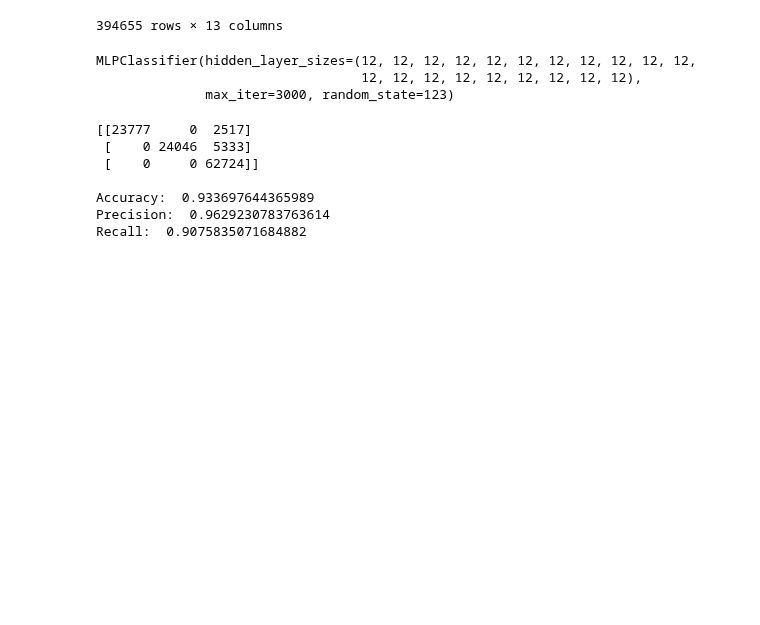
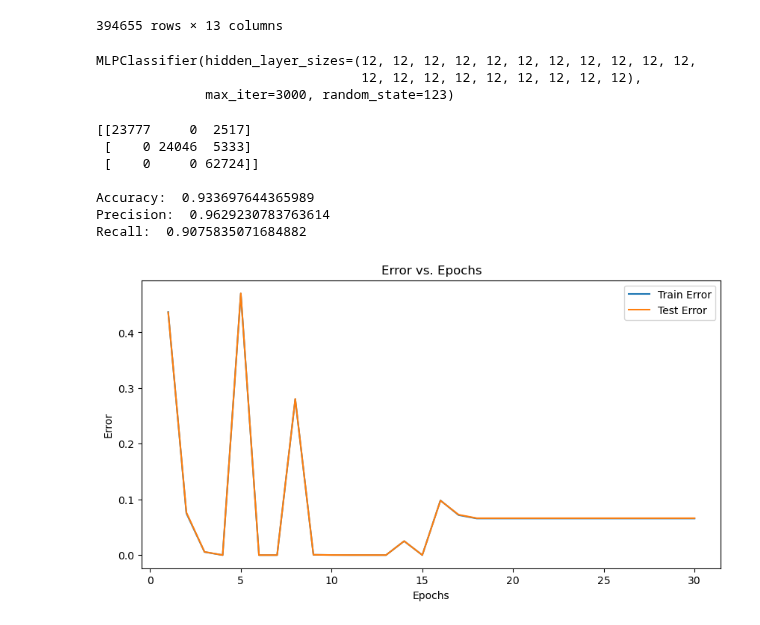
Before and after one commit to MGonza20/Proyecto1_MD, a Jupyter notebook: algo_pred.ipynb, the cells around one changed output. Drawn from its saved outputs; the diff is of its cells as text; code cells hidden in the pictures; blank space fills up the shorter version.

```diff
--- a/algo_pred.ipynb
+++ b/algo_pred.ipynb
@@ -332,0 +331,33 @@ Recall:  0.9075835071684882
+# %%
+import numpy as np
+from sklearn.metrics import accuracy_score
+from sklearn.neural_network import MLPClassifier
+import matplotlib.pyplot as plt
+
+epochs = range(1, 31)
+
+train_errors = []
+test_errors = []
+
+for epoch in epochs:
+    mlp = MLPClassifier(hidden_layer_sizes=(12,)*20, max_iter=epoch, activation='relu', random_state=123)
+    mlp.fit(X_train, y_train)
+
+    train_pred = mlp.predict(X_train)
+    train_accuracy = accuracy_score(y_train, train_pred)
+    train_errors.append(1 - train_accuracy)
+
+    test_pred = mlp.predict(X_test)
+    test_accuracy = accuracy_score(y_test, test_pred)
+    test_errors.append(1 - test_accuracy)
+
+plt.figure(figsize=(10, 5))
+plt.plot(epochs, train_errors, label='Train Error')
+plt.plot(epochs, test_errors, label='Test Error')
+plt.title('Error vs. Epochs')
+plt.xlabel('Epochs')
+plt.ylabel('Error')
+plt.legend()
+plt.show()
+# %% [output]
+[figure, added]
```
Also changed, not shown: parts of 6 cells of this notebook.
